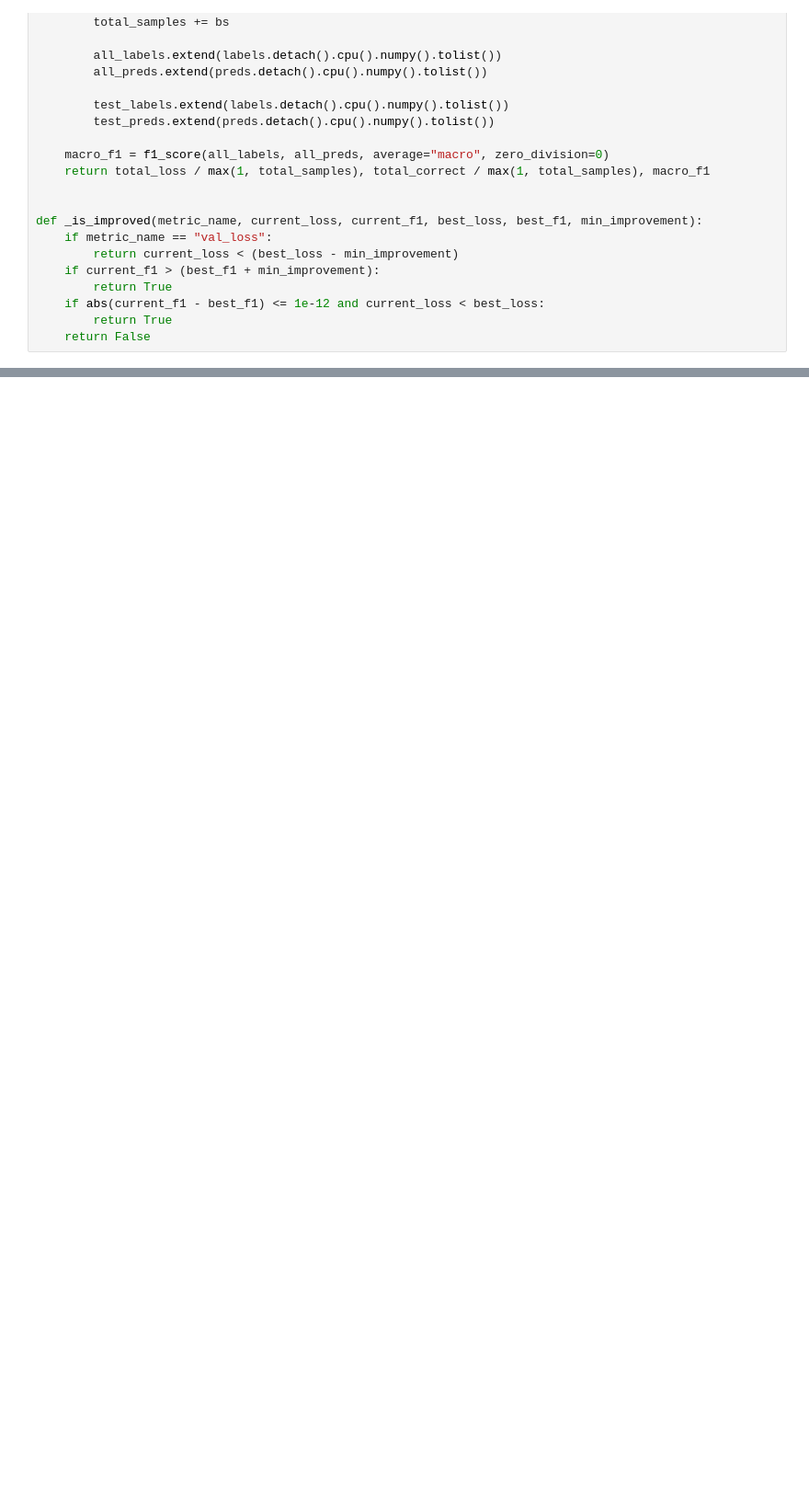
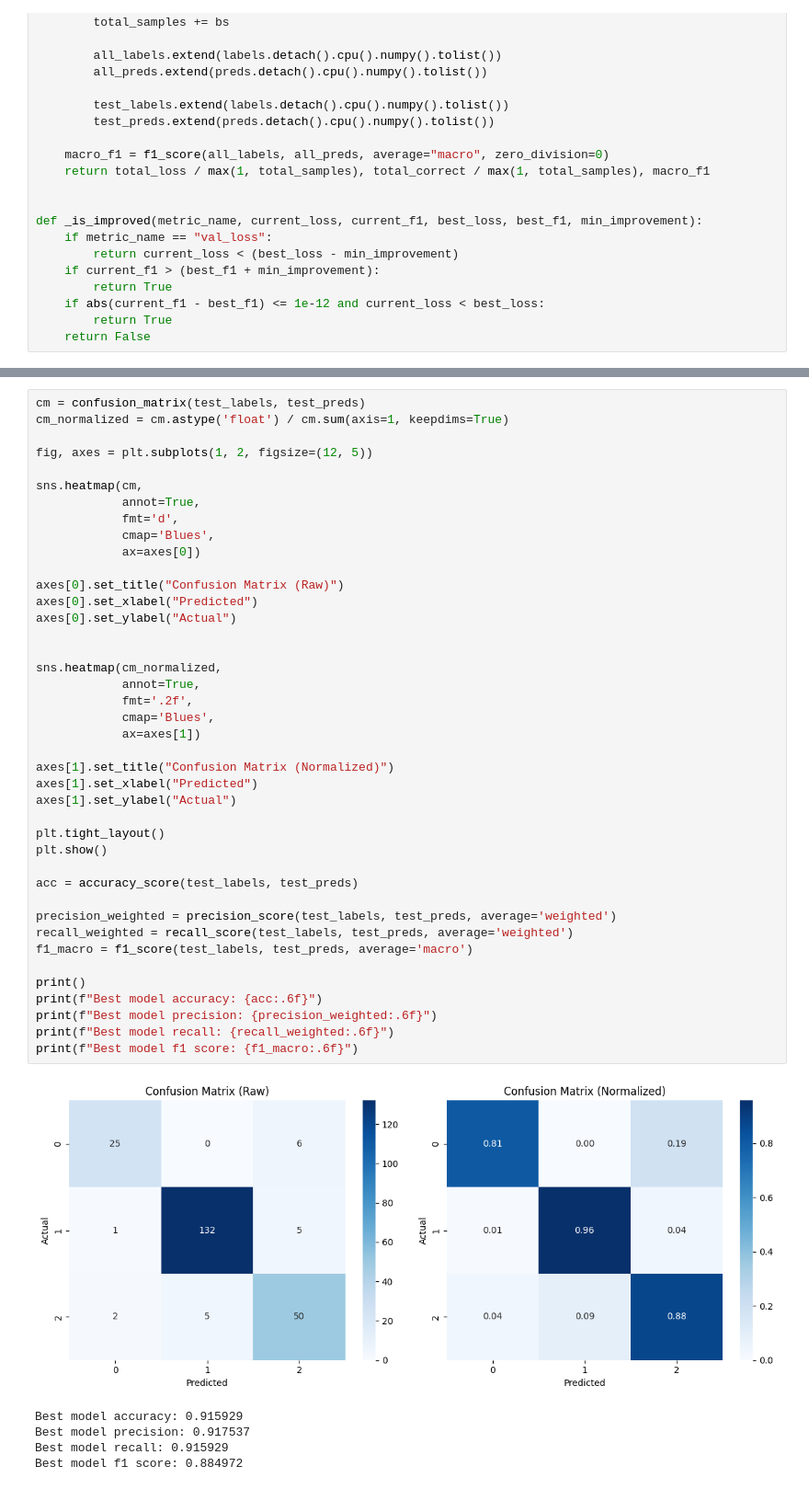
Before and after one commit to TomHexPlus/Sentiment-Analysis-Transformer, a Jupyter notebook: ML Project.ipynb, the cells around one changed output, grey strips where cells are left out. Shown at 92% size. Cells and saved outputs as stored; diff of their text form; blank space fills up the shorter version.

```diff
--- a/ML Project.ipynb
+++ b/ML Project.ipynb
@@ -863,0 +1247,47 @@ def _is_improved(metric_name, current_loss, current_f1, best_loss, best_f1, min_
+# %%
+cm = confusion_matrix(test_labels, test_preds)
+cm_normalized = cm.astype('float') / cm.sum(axis=1, keepdims=True)
+
+fig, axes = plt.subplots(1, 2, figsize=(12, 5))
+
+sns.heatmap(cm,
+            annot=True,
+            fmt='d',
+            cmap='Blues',
+            ax=axes[0])
+
+axes[0].set_title("Confusion Matrix (Raw)")
+axes[0].set_xlabel("Predicted")
+axes[0].set_ylabel("Actual")
+
+
+sns.heatmap(cm_normalized,
+            annot=True,
+            fmt='.2f',
+            cmap='Blues',
+            ax=axes[1])
+
+axes[1].set_title("Confusion Matrix (Normalized)")
+axes[1].set_xlabel("Predicted")
+axes[1].set_ylabel("Actual")
+
+plt.tight_layout()
+plt.show()
+
+acc = accuracy_score(test_labels, test_preds)
+
+precision_weighted = precision_score(test_labels, test_preds, average='weighted')
+recall_weighted = recall_score(test_labels, test_preds, average='weighted')
+f1_macro = f1_score(test_labels, test_preds, average='macro')
+
+print()
+print(f"Best model accuracy: {acc:.6f}")
+print(f"Best model precision: {precision_weighted:.6f}")
+print(f"Best model recall: {recall_weighted:.6f}")
+print(f"Best model f1 score: {f1_macro:.6f}")
+# %% [output]
+[figure, added]
+Best model accuracy: 0.915929
+Best model precision: 0.917537
+Best model recall: 0.915929
+Best model f1 score: 0.884972
```
Also changed, not shown: parts of 18 cells of this notebook.
